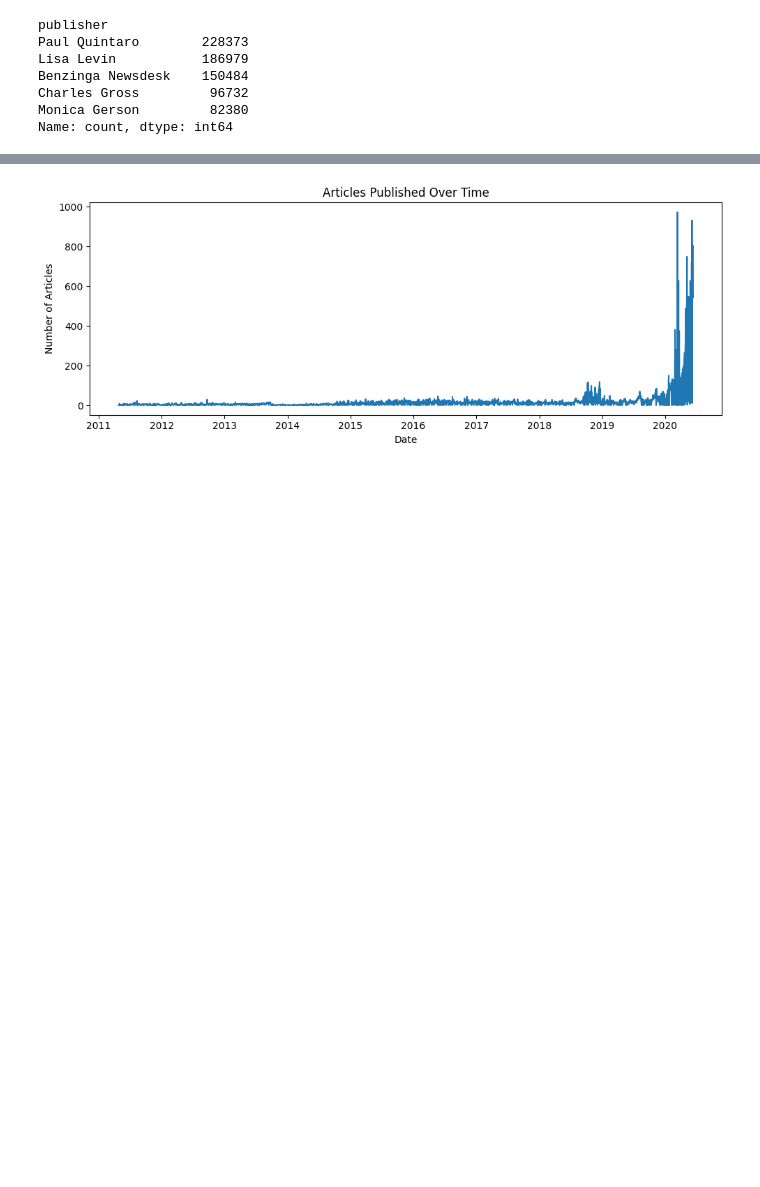
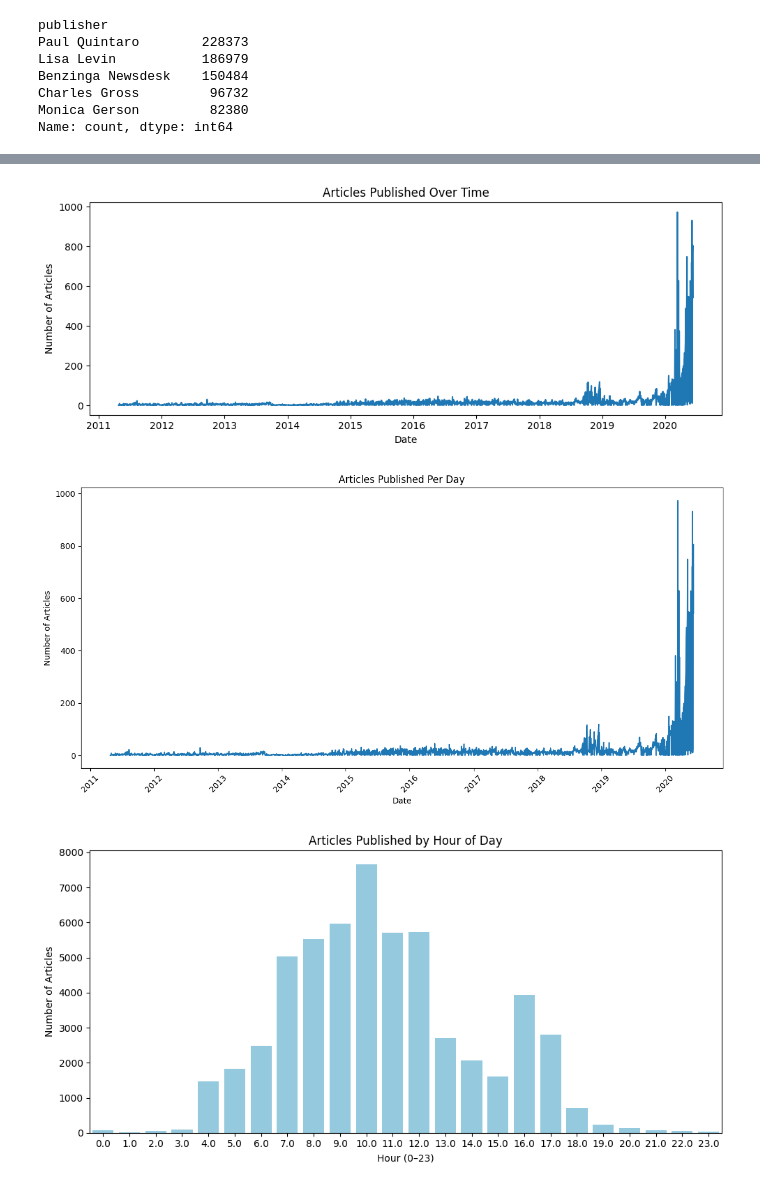
Before and after one commit to Ola-je/Tenx-projects, a Jupyter notebook: week1/notebooks/task1_eda.ipynb, the cells around one changed output, grey strips where cells are left out. Cells and saved outputs as stored; diff of their text form; code cells hidden in the pictures; blank space fills up the shorter version.

```diff
--- a/week1/notebooks/task1_eda.ipynb
+++ b/week1/notebooks/task1_eda.ipynb
@@ -1,24 +1,43 @@
 # %%
 import sys
 import os
-
 sys.path.append(os.path.abspath(os.path.join('..', 'src')))
 
 from data_loader import load_news_data
-from eda import publisher_article_counts, plot_headline_length_dist, plot_articles_over_time
+from eda import publisher_article_counts, plot_headline_length_dist, plot_articles_over_time, extract_topics, plot_articles_per_day, plot_articles_per_hour, top_publishers, publisher_keywords, extract_email_domains
 
 df = load_news_data("../data/raw_analyst_ratings.csv")
 
 print(publisher_article_counts(df).head())
 plot_headline_length_dist(df)
 plot_articles_over_time(df)
+
+# topics = extract_topics(df['headline'], num_topics=5, num_words=6)
+# for topic, words in topics:
+#     print(topic + ":", ", ".join(words))
+
+
+plot_articles_per_day(df)
+plot_articles_per_hour(df)
+
+
+print("Top Publishers:")
+print(top_publishers(df))
+
+print("\nCommon Keywords by Publisher:")
+publisher_keywords(df, top_n=5)
+
+print("\nEmail Domains:")
+print(extract_email_domains(df))
 # %% [output]
 publisher
 Paul Quintaro        228373
 Lisa Levin           186979
 Benzinga Newsdesk    150484
 Charles Gross         96732
 Monica Gerson         82380
 Name: count, dtype: int64
 [figure]
 [figure]
+[figure, added]
+[figure, added]
```
Also changed, not shown: parts of 1 cell of this notebook, 1 other file.
